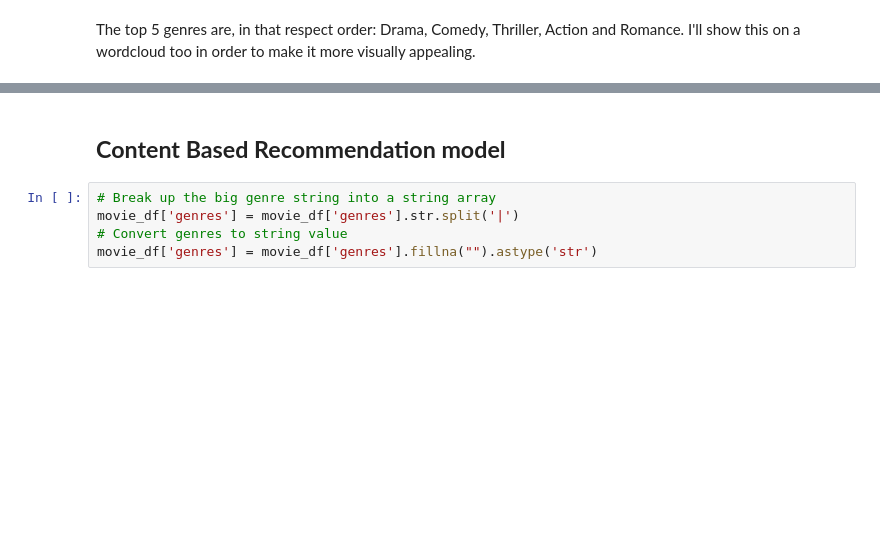
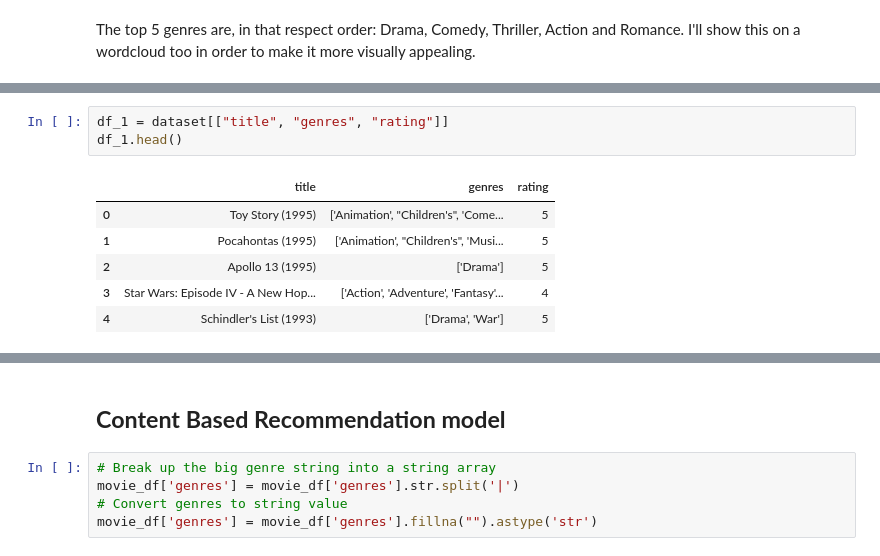
Before and after one commit to MizanMustakim/Big_data_movie_project, a Jupyter notebook: Big_data_movie_project.ipynb, the cells around one changed output, grey strips where cells are left out. Cells and saved outputs as stored; diff of their text form; blank space fills up the shorter version.

```diff
--- a/Big_data_movie_project.ipynb
+++ b/Big_data_movie_project.ipynb
@@ -333,0 +310,10 @@ plt.show()
+# %%
+df_1 = dataset[["title", "genres", "rating"]]
+df_1.head()
+# %% [output]
+|  | title | genres | rating |
+| 0 | Toy Story (1995) | ['Animation', "Children's", 'Come... | 5 |
+| 1 | Pocahontas (1995) | ['Animation', "Children's", 'Musi... | 5 |
+| 2 | Apollo 13 (1995) | ['Drama'] | 5 |
+| 3 | Star Wars: Episode IV - A New Hop... | ['Action', 'Adventure', 'Fantasy'... | 4 |
+| 4 | Schindler's List (1993) | ['Drama', 'War'] | 5 |
```
Also changed, not shown: parts of 20 cells of this notebook.
